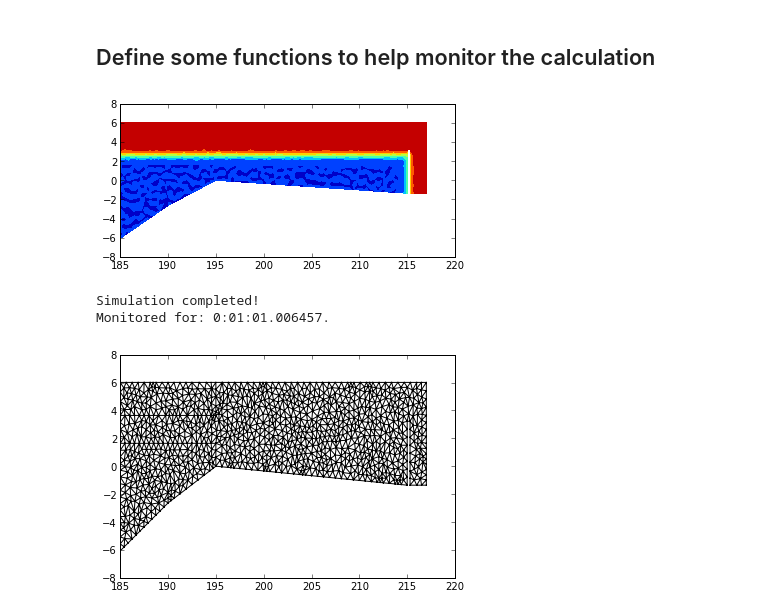
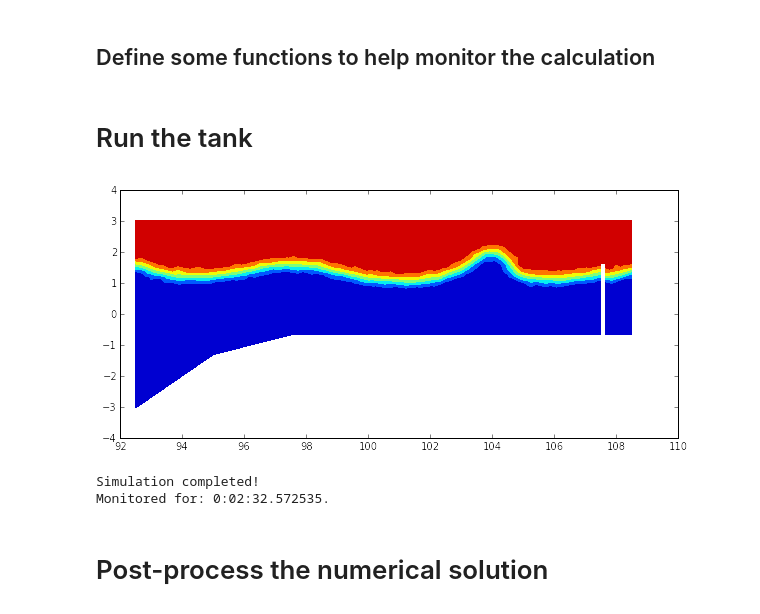
Before and after one commit to erdc/proteus-mprans, a Jupyter notebook: benchmarks/iwall2D/NumericalTank2D.ipynb, the cells around one changed output. Saved outputs shown, nothing was run; the diff lists cells and outputs as text; code cells hidden in the pictures.

```diff
--- a/benchmarks/iwall2D/NumericalTank2D.ipynb
+++ b/benchmarks/iwall2D/NumericalTank2D.ipynb
@@ -214,8 +242,8 @@ Time Stepping
 # %%
-tank.T=2*tank.period
+%%px
+tank.T=5*tank.period
 tank.dt_fixed = tank.period/10.0
 tank.dt_init = min(0.1*tank.dt_fixed,0.001)
 tank.runCFL=0.33
 tank.nDTout = int(round(tank.T/tank.dt_fixed))
 tank_so.tnList = [0.0,tank.dt_init]+[i*tank.dt_fixed for i in range(1,tank.nDTout+1)]
-print "data will be saved at these time steps", tank_so.tnList
@@ -270,7 +290,0 @@ segmenat Markers =================== [2 2 4 4 4 1 1 1 3 3 3 3 3 3 3 3 2 0 0 0 0]
-# %%
-model = ns.modelList[1].levelModelList[-1]
-nodes = model.mesh.nodeArray
-triangles = model.mesh.elementNodesArray
-x = nodes[:,0]
-y = nodes[:,1]
-triplot(x,y,triangles)
@@ -301,16 +315,16 @@ def plot_current_results(in_place=True):
     global nn,x,y,u,triangles
     # We make a blocking call to load the remote data from the simulation into simple named
     # variables we can read from the engine namespaces
-    load_simulation_globals()
-    #view.apply_sync(load_simulation_globals)
+    #load_simulation_globals()
+    view.apply_sync(load_simulation_globals)
     # And now we can use the view to read these variables from all the engines.  Then we
     # concatenate all of them into single arrays for local plotting
-    #x = np.concatenate(view['x'])
-    #y = np.concatenate(view['y'])
-    #u = np.concatenate(view['u'])
-    #shifts = numpy.cumsum([0]+view['nn'][:-1]
-    #flat_triangles = np.concatenate([ tri + shift for tri,shift in zip(view['triangles'], shifts) ])
-    flat_triangles=triangles
+    x = np.concatenate(view['x'])
+    y = np.concatenate(view['y'])
+    u = np.concatenate(view['u'])
+    shifts = numpy.cumsum([0]+view['nn'][:-1])
+    flat_triangles = np.concatenate([ tri + shift for tri,shift in zip(view['triangles'], shifts) ])
+    #flat_triangles=triangles
     # We can now call the matplotlib plotting function we need
     fig, ax = plt.subplots(subplot_kw=dict(aspect='equal'))
     ax.tricontourf(x, y, flat_triangles, u)
@@ -346,8 +360,8 @@ def load_simulation_globals():
 def simulation_alive():
     """Return True if the simulation thread is still running on any engine.
     """
-    return simulation_thread.is_alive()
-    #return any(view.apply_sync(lambda : simulation_thread.is_alive()))
+    #return simulation_thread.is_alive()
+    return any(view.apply_sync(lambda : simulation_thread.is_alive()))
 # %%
 def monitor_simulation(refresh=5.0, plots_in_place=True):
     """Monitor the simulation progress and call plotting routine.
@@ -396,0 +409,3 @@ simulation_thread.start()
+# %% [markdown]
+Run the tank
+==========
@@ -397,7 +414,10 @@ simulation_thread.start()
 # %%
-monitor_simulation(refresh=60.0)
+monitor_simulation(refresh=10.0)
 # %% [output]
-[figure, old version]
+[figure, new version]
 Simulation completed!
-Monitored for: 0:01:01.006457.
+Monitored for: 0:02:32.572535.
+# %% [markdown]
+Post-process the numerical solution
+==========================
 # %%
@@ -406,6 +426,0 @@ archive = openFile('tank_p0.h5','r')
-# %%
-nodes = archive.root.nodesSpatial_Domain0[:]
-elements = archive.root.elementsSpatial_Domain0[:]
-triplot(nodes[:,0],nodes[:,1],elements)
-# %% [output]
-[figure, removed]
```
Also changed, not shown: parts of 59 cells of this notebook, 3 other files.
